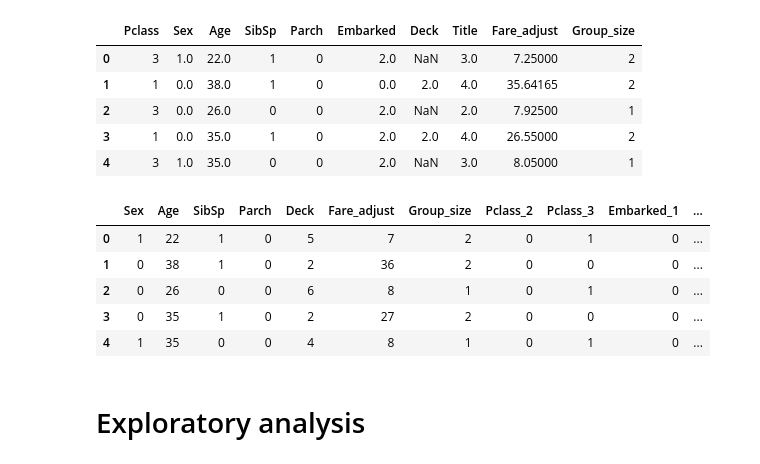
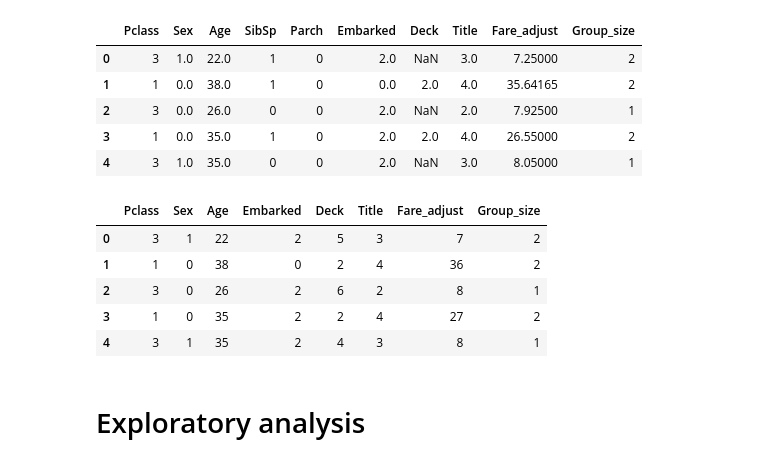
Before and after one commit to air-denys/Kaggle-Titanic, a Jupyter notebook: titanic.ipynb, the cells around one changed output. Cells and saved outputs as stored; diff of their text form; code cells hidden in the pictures.

```diff
--- a/titanic.ipynb
+++ b/titanic.ipynb
@@ -132,41 +133,45 @@ df_enc.head()
 # %%
 # filling na with nearest neighbor imputer (scale -> impute -> scale back)
 scaler = MinMaxScaler()
 imputer = KNNImputer(n_neighbors=1) # lets go with 1 nearest neigbor (since it can be spose or roommate which is more relevant)
 
 df_enc_imp = pd.DataFrame(scaler.fit_transform(df_enc), columns = df.columns)
 df_enc_imp = pd.DataFrame(imputer.fit_transform(df_enc_imp),columns = df.columns)
 df_enc_imp = pd.DataFrame(scaler.inverse_transform(df_enc_imp), columns = df.columns)
 
+categories = []
 # try smaller category list first
-categories = ['Pclass', 'Embarked', 'Title']
+#categories = ['Pclass', 'Embarked', 'Title']
 
 # bigger
-#categories = ['Pclass', 'Sex', 'SibSp', 'Parch' , 'Embarked', 'Deck', 'Title', 'Group_size']
+#categories = ['Pclass', 'Embarked', 'Title', 'Sex', 'SibSp', 'Parch' , 'Deck', 'Group_size']
 
-# all features categorical
+# continuous as categorical?
 treat_continuous_as_cat = False
 
 if treat_continuous_as_cat:
     continuous = ['Age', 'Fare_adjust']
-    #categories += continuous
+    categories += continuous
     for cat in continuous:
         df_enc_imp[cat] = pd.cut(df_enc_imp[cat], bins=8, labels=False)
 
 df_enc_imp = df_enc_imp.round().astype(int)
 
 # marking columns as category is enought for lightgbm and it will do one-hot automatically
 df_enc_imp[categories] = df_enc_imp[categories].astype('category')
 # or manualy for other estimators
 df_enc_imp_dum = pd.get_dummies(df_enc_imp, columns = categories, drop_first = True)
+
+df_enc_imp_dum.drop(['SibSp', 'Parch'], axis = 1, inplace = True)
+
 df_enc_imp_dum.head()
 # %% [output]
-|  | Sex | Age | SibSp | Parch | Deck | Fare_adjust | Group_size | Pclass_2 | Pclass_3 | Embarked_1 | ... |
-| 0 | 1 | 22 | 1 | 0 | 5 | 7 | 2 | 0 | 1 | 0 | ... |
-| 1 | 0 | 38 | 1 | 0 | 2 | 36 | 2 | 0 | 0 | 0 | ... |
-| 2 | 0 | 26 | 0 | 0 | 6 | 8 | 1 | 0 | 1 | 0 | ... |
-| 3 | 0 | 35 | 1 | 0 | 2 | 27 | 2 | 0 | 0 | 0 | ... |
-| 4 | 1 | 35 | 0 | 0 | 4 | 8 | 1 | 0 | 1 | 0 | ... |
+|  | Pclass | Sex | Age | Embarked | Deck | Title | Fare_adjust | Group_size |
+| 0 | 3 | 1 | 22 | 2 | 5 | 3 | 7 | 2 |
+| 1 | 1 | 0 | 38 | 0 | 2 | 4 | 36 | 2 |
+| 2 | 3 | 0 | 26 | 2 | 6 | 2 | 8 | 1 |
+| 3 | 1 | 0 | 35 | 2 | 2 | 4 | 27 | 2 |
+| 4 | 3 | 1 | 35 | 2 | 4 | 3 | 8 | 1 |
 # %% [markdown]
 # Exploratory analysis
 # %%
```
Also changed, not shown: parts of 12 cells of this notebook.
